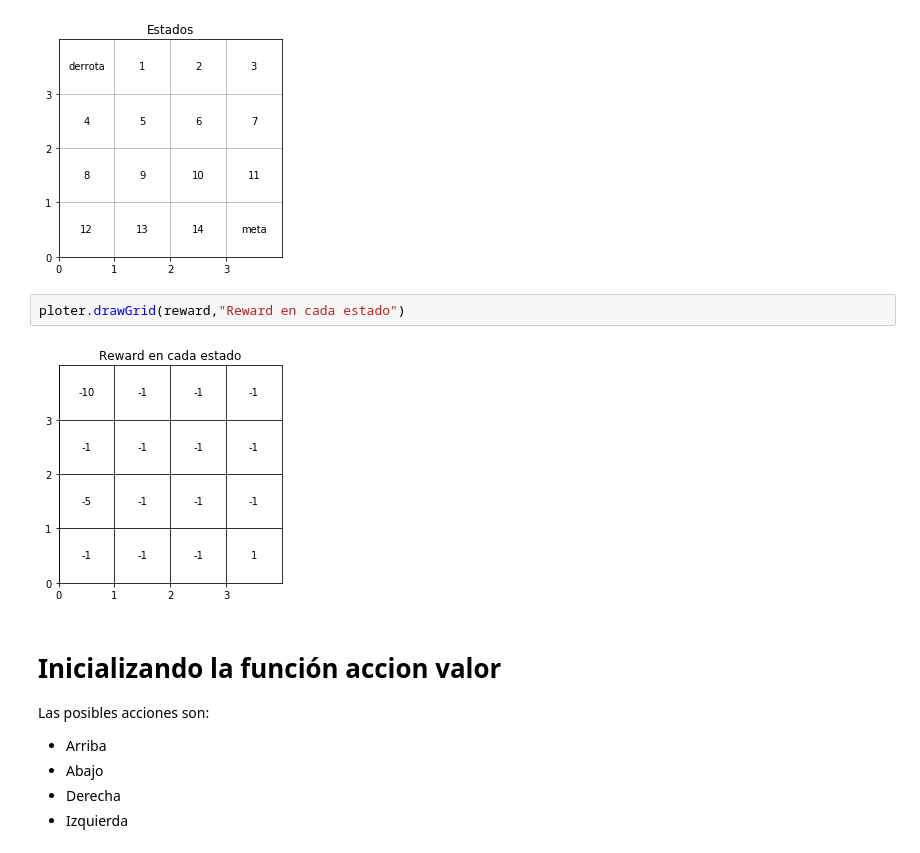
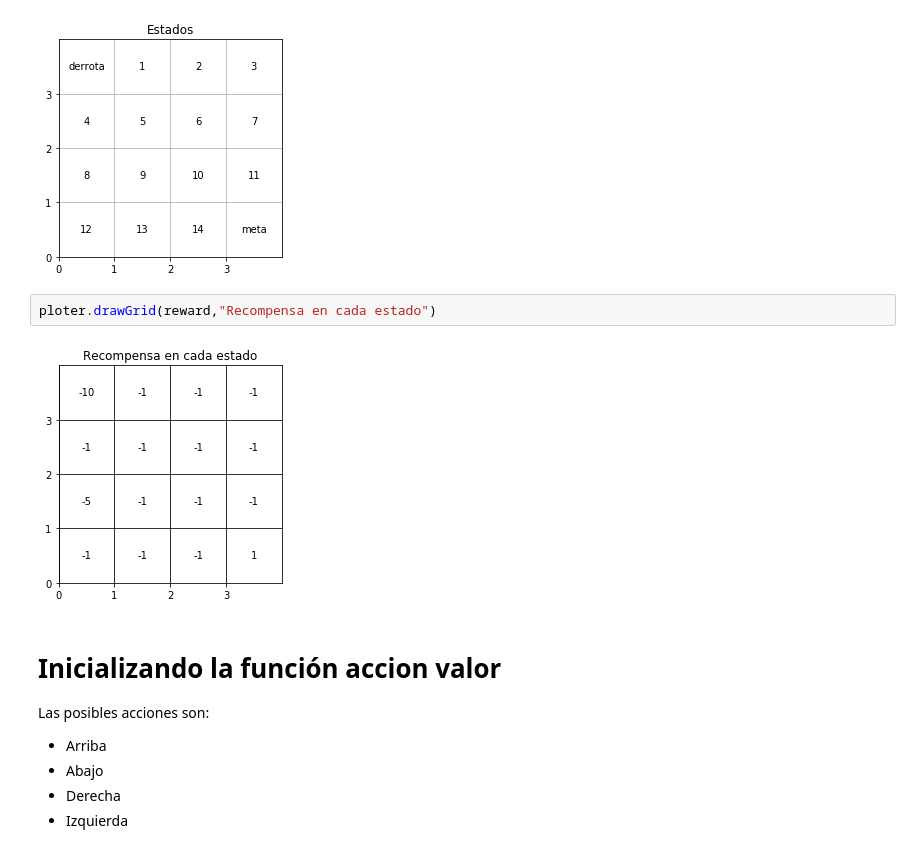
Before and after one commit to perrosdatos/reinforcement_learning_examples, a Jupyter notebook: Q_learning_rooms/Q-Learning.ipynb, the cells around one changed output. Saved outputs shown, nothing was run; the diff lists cells and outputs as text.

```diff
--- a/Q_learning_rooms/Q-Learning.ipynb
+++ b/Q_learning_rooms/Q-Learning.ipynb
@@ -30,9 +30,9 @@ ploter.drawGrid(states,"Estados")
 # %% [output]
 [figure]
 # %%
-ploter.drawGrid(reward,"Reward en cada estado")
+ploter.drawGrid(reward,"Recompensa en cada estado")
 # %% [output]
-[figure, old version]
+[figure, new version]
 # %% [markdown]
 # Inicializando la función accion valor
 
```
Also changed, not shown: parts of 3 cells of this notebook, 19 other files.
